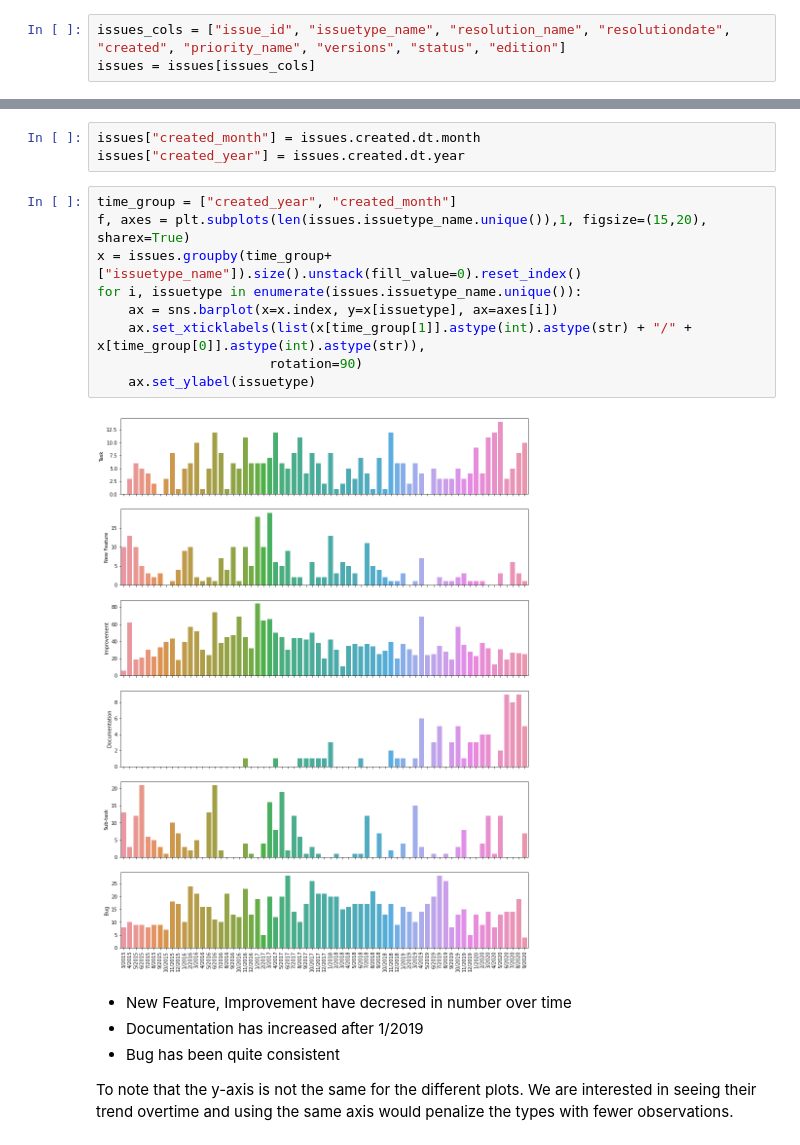
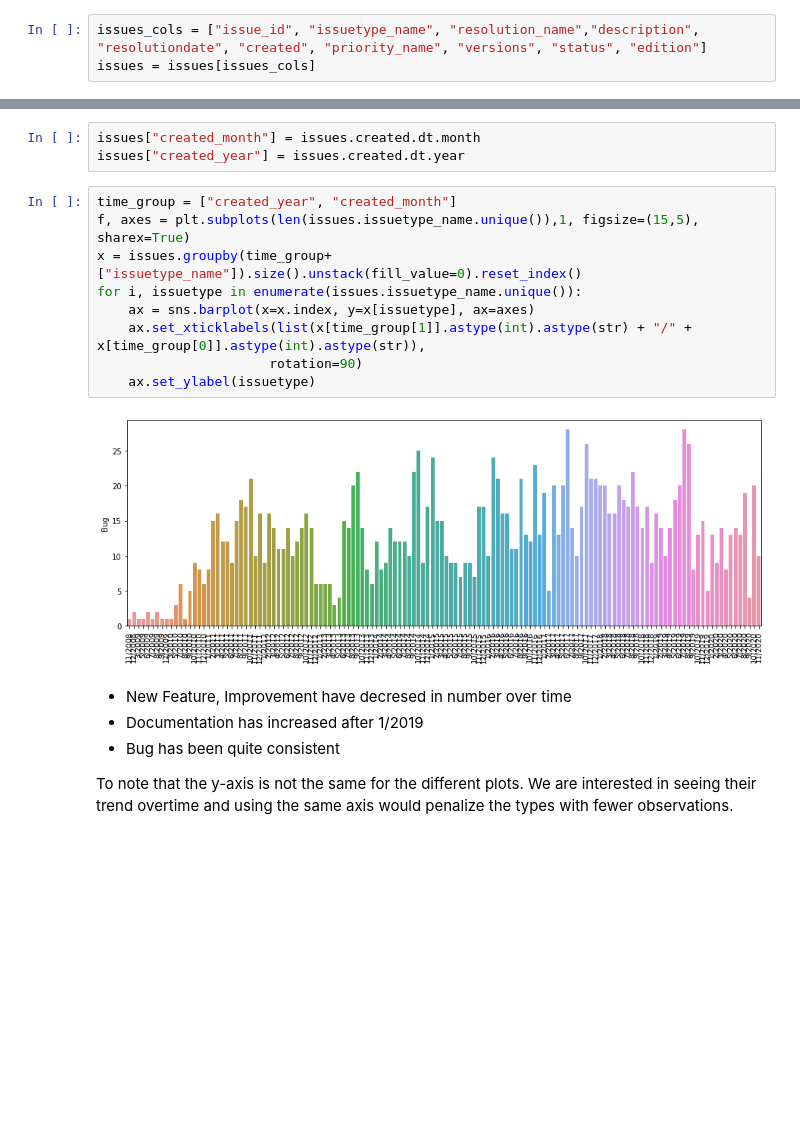
Before and after one commit to IncioMan/Continuous-Integration-metrics-for-post-release-bugs-prediction, a Jupyter notebook: notebooks/analysis/Jira_issue_analysis_community.ipynb, the cells around one changed output, grey strips where cells are left out. Drawn from its saved outputs; the diff is of its cells as text; blank space fills up the shorter version.

```diff
--- a/notebooks/analysis/Jira_issue_analysis_community.ipynb
+++ b/notebooks/analysis/Jira_issue_analysis_community.ipynb
@@ -283,7 +283,7 @@ We do not detect anomalies in the statistical summaries of the other datasets
 # %% [markdown]
 ### Filter only the needed columns
 # %%
-issues_cols = ["issue_id", "issuetype_name", "resolution_name", "resolutiondate", "created", "priority_name", "versions", "status", "edition"]
+issues_cols = ["issue_id", "issuetype_name", "resolution_name","description", "resolutiondate", "created", "priority_name", "versions", "status", "edition"]
 issues = issues[issues_cols]
 # %% [markdown]
 ### Missing values
@@ -571,15 +572,15 @@ issues["created_month"] = issues.created.dt.month
 issues["created_year"] = issues.created.dt.year
 # %%
 time_group = ["created_year", "created_month"]
-f, axes = plt.subplots(len(issues.issuetype_name.unique()),1, figsize=(15,20), sharex=True)
+f, axes = plt.subplots(len(issues.issuetype_name.unique()),1, figsize=(15,5), sharex=True)
 x = issues.groupby(time_group+["issuetype_name"]).size().unstack(fill_value=0).reset_index()
 for i, issuetype in enumerate(issues.issuetype_name.unique()):
-    ax = sns.barplot(x=x.index, y=x[issuetype], ax=axes[i])
+    ax = sns.barplot(x=x.index, y=x[issuetype], ax=axes)
     ax.set_xticklabels(list(x[time_group[1]].astype(int).astype(str) + "/" + x[time_group[0]].astype(int).astype(str)),
                       rotation=90)
     ax.set_ylabel(issuetype)
 # %% [output]
-[figure, old version]
+[figure, new version]
 # %% [markdown]
 * New Feature, Improvement have decresed in number over time
 * Documentation has increased after 1/2019
```
Also changed, not shown: parts of 38 cells of this notebook, 9 other files.
